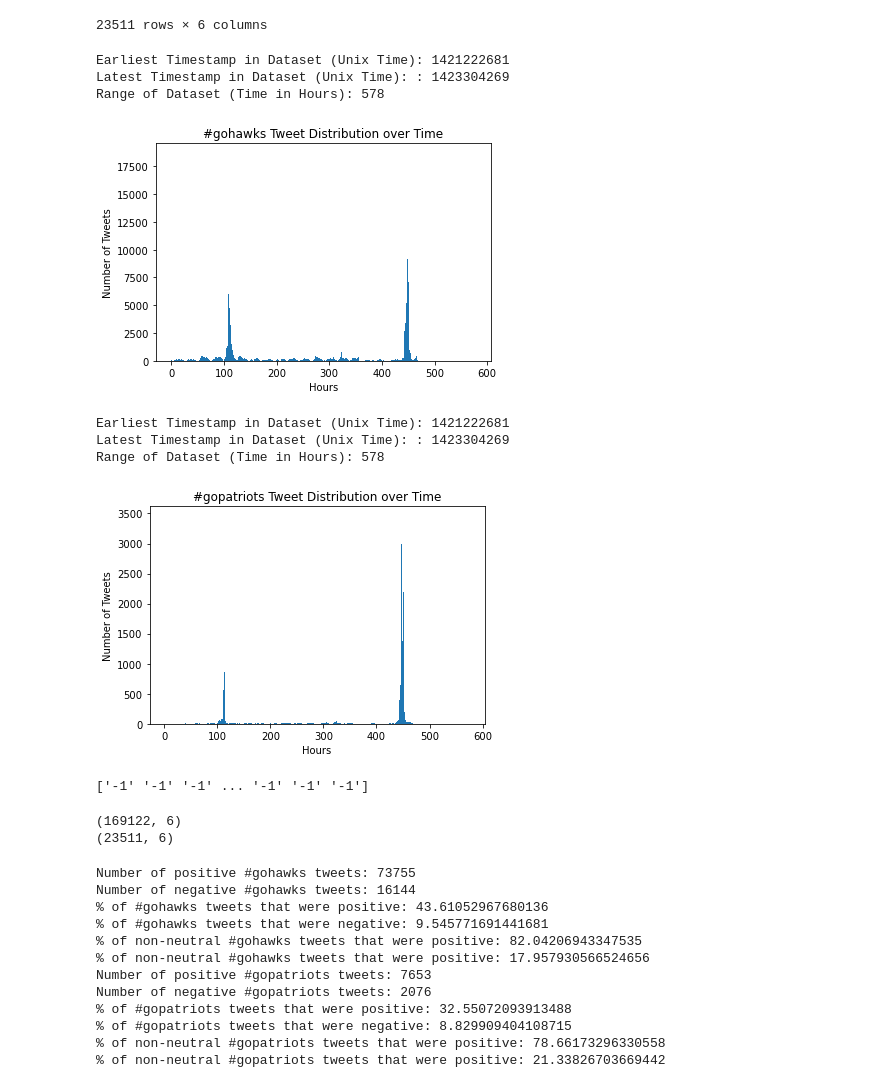
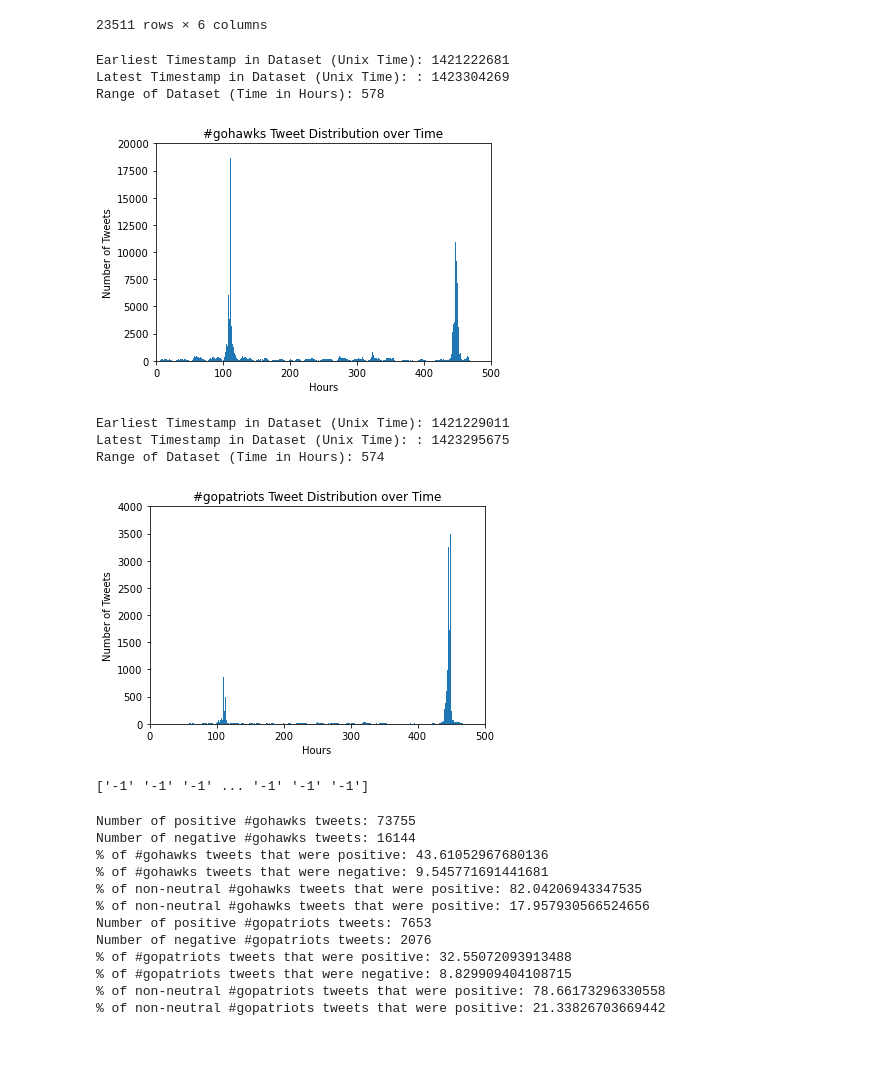
Before and after one commit to ryanch1/data-mining, a Jupyter notebook: Project 5 - create our own.ipynb, the cells around one changed output. Drawn from its saved outputs; the diff is of its cells as text; code cells hidden in the pictures; blank space fills up the shorter version.

Commit message:
more graphs but no trends over time

```diff
--- a/Project 5 - create our own.ipynb
+++ b/Project 5 - create our own.ipynb
@@ -462,6 +468,8 @@ plt.hist(tweetHourNumber, bins=hours_range_in_dataset)
 plt.title('#gohawks Tweet Distribution over Time')
 plt.xlabel('Hours')
 plt.ylabel('Number of Tweets')
+plt.xlim(0,500)
+plt.ylim(0,20000)
 
 print(f'Earliest Timestamp in Dataset (Unix Time): {earliest_TimeStamp}')
 print(f'Latest Timestamp in Dataset (Unix Time): : {latest_TimeStamp}')
@@ -470,22 +478,28 @@ print(f'Range of Dataset (Time in Hours): {hours_range_in_dataset}')
 Earliest Timestamp in Dataset (Unix Time): 1421222681
 Latest Timestamp in Dataset (Unix Time): : 1423304269
 Range of Dataset (Time in Hours): 578
-[figure, old version]
+[figure, new version]
 # %%
+earliest_TimeStamp = min(time_sorted_pats[:,1])
+latest_TimeStamp = max(time_sorted_pats[:,1])
+hours_range_in_dataset = round((latest_TimeStamp - earliest_TimeStamp) / 3600)
+
 tweetHourNumber = ((np.array(time_sorted_pats[:,1]) - earliest_TimeStamp) / 3600) // 1
 plt.hist(tweetHourNumber, bins=hours_range_in_dataset)
 plt.title('#gopatriots Tweet Distribution over Time')
 plt.xlabel('Hours')
 plt.ylabel('Number of Tweets')
+plt.xlim(0,500)
+plt.ylim(0,4000)
 
 print(f'Earliest Timestamp in Dataset (Unix Time): {earliest_TimeStamp}')
 print(f'Latest Timestamp in Dataset (Unix Time): : {latest_TimeStamp}')
 print(f'Range of Dataset (Time in Hours): {hours_range_in_dataset}')
 # %% [output]
-Earliest Timestamp in Dataset (Unix Time): 1421222681
-Latest Timestamp in Dataset (Unix Time): : 1423304269
-Range of Dataset (Time in Hours): 578
+Earliest Timestamp in Dataset (Unix Time): 1421229011
+Latest Timestamp in Dataset (Unix Time): : 1423295675
+Range of Dataset (Time in Hours): 574
-[figure, old version]
+[figure, new version]
 # %%
 pos_pats = []
 pos_hawks = []
@@ -538,12 +552,6 @@ neg_pats = np.array(neg_pats)
 print(neg_hawks[:,2])
 # %% [output]
 ['-1' '-1' '-1' ... '-1' '-1' '-1']
-# %%
-print(go_hawks.shape)
-print(go_pats.shape)
-# %% [output]
-(169122, 6)
-(23511, 6)
 # %%
 print("Number of positive #gohawks tweets: " +str(np.size(pos_hawks[:,2])))
 print("Number of negative #gohawks tweets: " +str(np.size(neg_hawks[:,2])))
```
Also changed, not shown: parts of 7 cells of this notebook.
